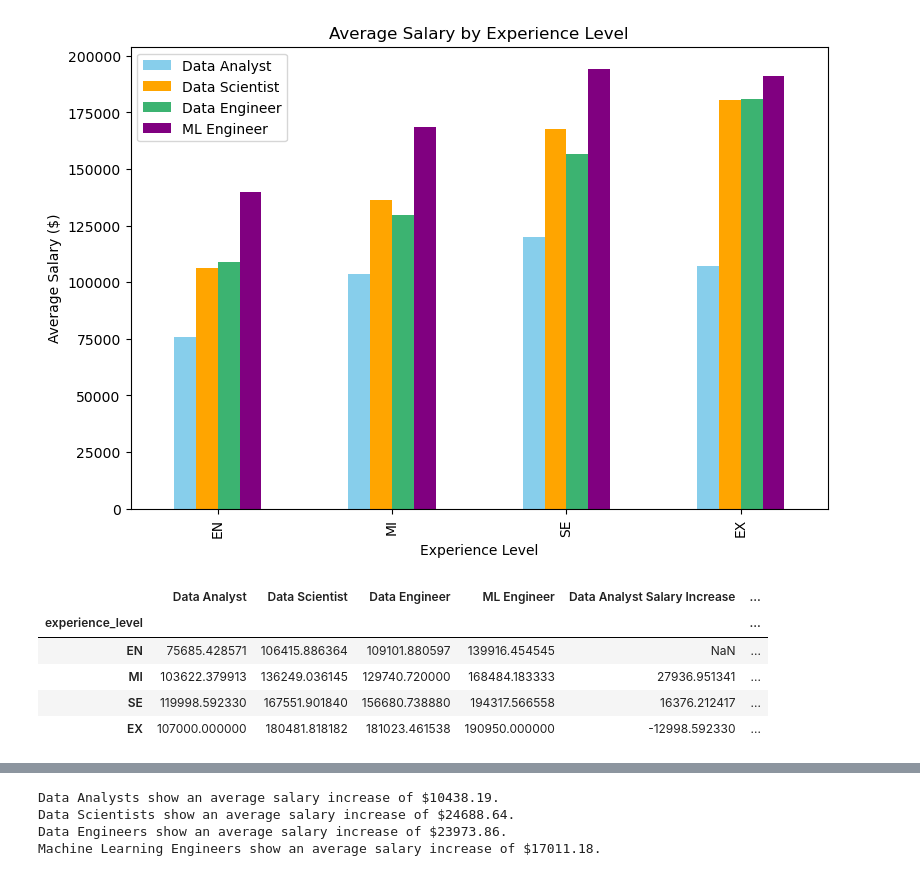
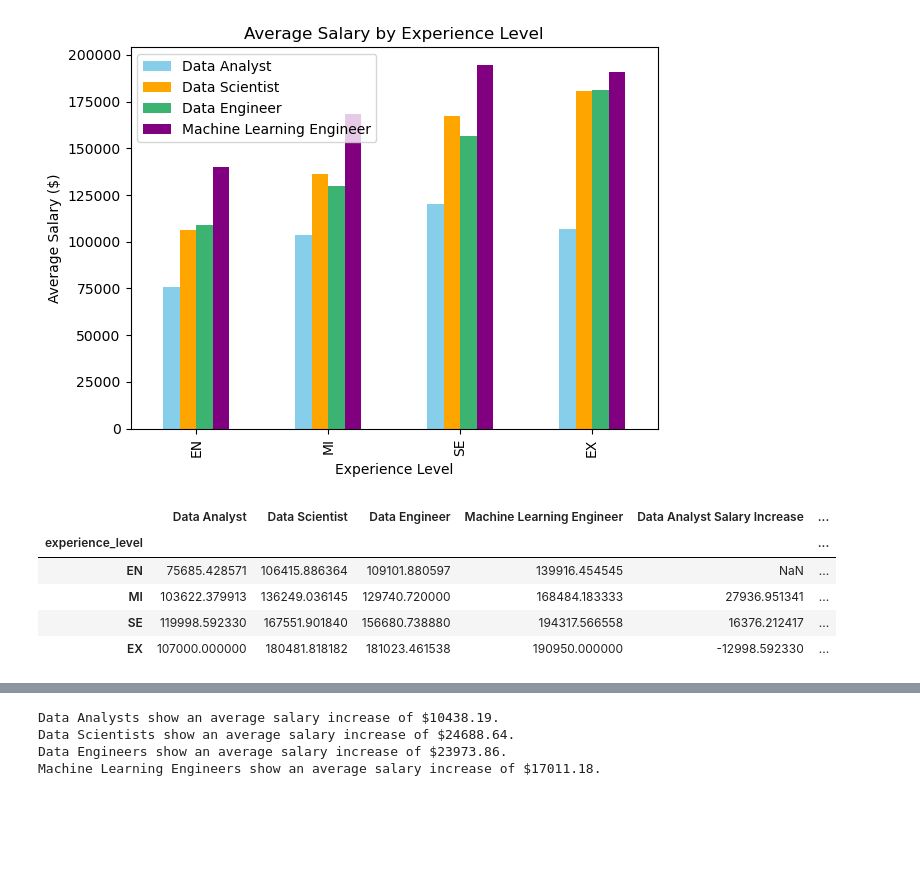
Before and after one commit to christian-a-smith/project-1, a Jupyter notebook: Experience Levels/experience_levels.ipynb, the cells around one changed output, grey strips where cells are left out. Drawn from its saved outputs; the diff is of its cells as text; code cells hidden in the pictures; blank space fills up the shorter version.

Commit message:
finalizing graphs for experience levels

```diff
--- a/Experience Levels/experience_levels.ipynb
+++ b/Experience Levels/experience_levels.ipynb
@@ -20,7 +23,7 @@ machine_learning_engineers = data_salaries_cleaned.loc[(data_salaries_cleaned["j
 # %%
 # create function to filter out outliers
-def filter_outliers(job_title):
-    quartiles = job_title["salary"].quantile([.25,.75])
+def filter_outliers(data_frame):
+    quartiles = data_frame["salary"].quantile([.25,.75])
     lowerq = quartiles[0.25]
     upperq = quartiles[0.75]
     iqr = upperq-lowerq
@@ -28,5 +31,5 @@ def filter_outliers(job_title):
     lower_bound = lowerq - (1.5*iqr)
     upper_bound = upperq + (1.5*iqr)
 
-    job_title = job_title.loc[(job_title["salary"]>lower_bound) & (job_title["salary"]<upper_bound)]
-    return job_title
+    data_frame = data_frame.loc[(data_frame["salary"]>lower_bound) & (data_frame["salary"]<upper_bound)]
+    return data_frame
@@ -104,7 +128,7 @@ avg_machine_learning_engineer_salaries = machine_learning_engineers.groupby(["ex
 avg_salaries_by_experience_level = pd.DataFrame({"Data Analyst": avg_data_analyst_salaries,
                                             "Data Scientist": avg_data_scientist_salaries,
                                             "Data Engineer": avg_data_engineer_salaries,
-                                            "ML Engineer": avg_machine_learning_engineer_salaries})
+                                            "Machine Learning Engineer": avg_machine_learning_engineer_salaries})
 
 avg_salaries_by_experience_level = avg_salaries_by_experience_level.reindex(["EN", "MI", "SE", "EX"])
 avg_salaries_by_experience_level
@@ -166,11 +166,12 @@ Name: count, dtype: int64
 # %%
 colors=["skyblue", "orange", "mediumseagreen", "purple"]
 avg_salaries_by_experience_level.plot(kind="bar", title="Average Salary by Experience Level",
-                                      ylabel="Average Salary ($)", xlabel="Experience Level", figsize=(9,6), color=colors)
-plt.savefig("Output/fig6.png")
+                                      ylabel="Average Salary ($)", xlabel="Experience Level", color=colors)
+plt.savefig("Output/top4_average.png")
+plt.tight_layout()
 plt.show()
 # %% [output]
-[figure, old version]
+[figure, new version]
 # %%
 for col in avg_salaries_by_experience_level.columns:
     name = f"{str(col)} Salary Increase"
@@ -178,7 +179,7 @@ for col in avg_salaries_by_experience_level.columns:
 # %%
 avg_salaries_by_experience_level
 # %% [output]
-|  | Data Analyst | Data Scientist | Data Engineer | ML Engineer | Data Analyst Salary Increase | ... |
+|  | Data Analyst | Data Scientist | Data Engineer | Machine Learning Engineer | Data Analyst Salary Increase | ... |
 | experience_level |  |  |  |  |  | ... |
 | EN | 75685.428571 | 106415.886364 | 109101.880597 | 139916.454545 | NaN | ... |
 | MI | 103622.379913 | 136249.036145 | 129740.720000 | 168484.183333 | 27936.951341 | ... |
```
Also changed, not shown: parts of 35 cells of this notebook, 20 other files.
